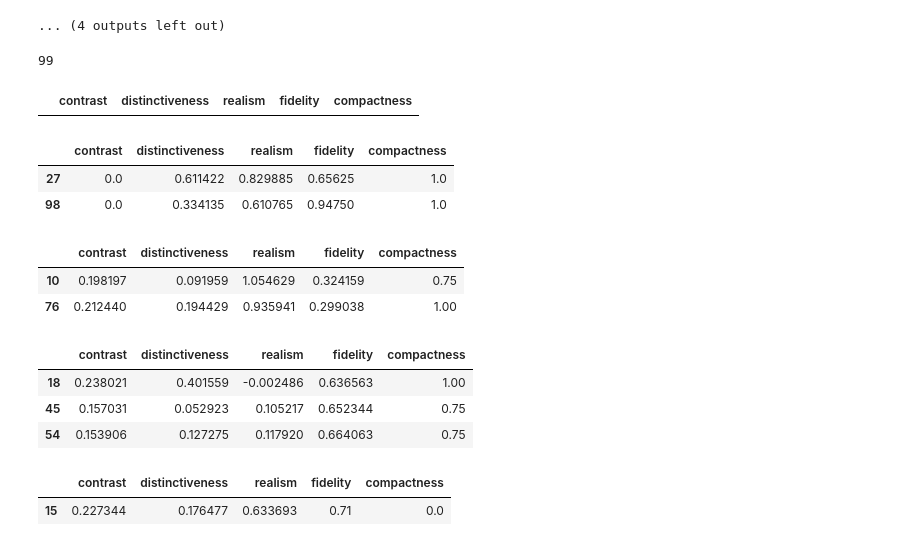
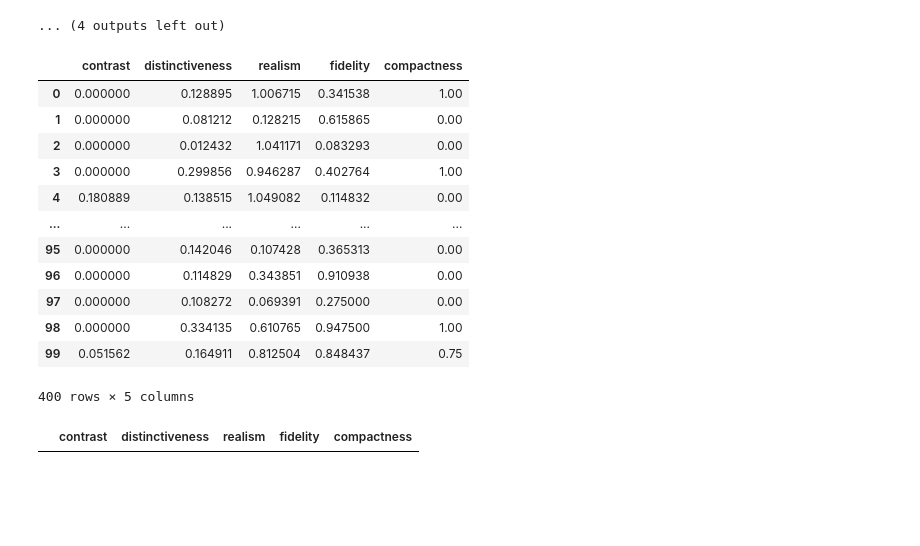
Before and after one commit to bkapteijns/thesis, a Jupyter notebook: code/feature-relevance/principle-metrics/plots.ipynb, the cells around one changed output. Cells and saved outputs as stored; diff of their text form; code cells hidden in the pictures; blank space fills up the shorter version.

```diff
--- a/code/feature-relevance/principle-metrics/plots.ipynb
+++ b/code/feature-relevance/principle-metrics/plots.ipynb
@@ -293,40 +293,24 @@ upper_fidelity = 0.62
 
 lower_realism = 0.4
 upper_realism = 0.6
-# %%
-np.sum(combined["contrast"] > 0.12)
-# %% [output]
-99
+# %%
+combined
+# %% [output]
+|  | contrast | distinctiveness | realism | fidelity | compactness |
+| 0 | 0.000000 | 0.128895 | 1.006715 | 0.341538 | 1.00 |
+| 1 | 0.000000 | 0.081212 | 0.128215 | 0.615865 | 0.00 |
+| 2 | 0.000000 | 0.012432 | 1.041171 | 0.083293 | 0.00 |
+| 3 | 0.000000 | 0.299856 | 0.946287 | 0.402764 | 1.00 |
+| 4 | 0.180889 | 0.138515 | 1.049082 | 0.114832 | 0.00 |
+| ... | ... | ... | ... | ... | ... |
+| 95 | 0.000000 | 0.142046 | 0.107428 | 0.365313 | 0.00 |
+| 96 | 0.000000 | 0.114829 | 0.343851 | 0.910938 | 0.00 |
+| 97 | 0.000000 | 0.108272 | 0.069391 | 0.275000 | 0.00 |
+| 98 | 0.000000 | 0.334135 | 0.610765 | 0.947500 | 1.00 |
+| 99 | 0.051562 | 0.164911 | 0.812504 | 0.848437 | 0.75 |
+400 rows × 5 columns
 # %%
 # Fitting all
 combined[(combined["compactness"] >= upper_compactness) & (combined["contrast"] >= upper_contrast) & (combined["fidelity"] >= upper_fidelity) & (combined["realism"] >= upper_realism)]
 # %% [output]
 |  | contrast | distinctiveness | realism | fidelity | compactness |
-# %%
-# No contrast
-combined[(combined["compactness"] >= upper_compactness) & (combined["contrast"] <= lower_contrast) & (combined["fidelity"] >= upper_fidelity) & (combined["realism"] >= upper_realism)]
-# %% [output]
-|  | contrast | distinctiveness | realism | fidelity | compactness |
-| 27 | 0.0 | 0.611422 | 0.829885 | 0.65625 | 1.0 |
-| 98 | 0.0 | 0.334135 | 0.610765 | 0.94750 | 1.0 |
-# %%
-# No fidelity
-combined[(combined["compactness"] >= upper_compactness) & (combined["contrast"] >= upper_contrast) & (combined["fidelity"] <= lower_fidelity) & (combined["realism"] >= upper_realism)]
-# %% [output]
-|  | contrast | distinctiveness | realism | fidelity | compactness |
-| 10 | 0.198197 | 0.091959 | 1.054629 | 0.324159 | 0.75 |
-| 76 | 0.212440 | 0.194429 | 0.935941 | 0.299038 | 1.00 |
-# %%
-# No realism
-combined[(combined["compactness"] >= upper_compactness) & (combined["contrast"] >= upper_contrast) & (combined["fidelity"] >= upper_fidelity) & (combined["realism"] <= lower_realism)]
-# %% [output]
-|  | contrast | distinctiveness | realism | fidelity | compactness |
-| 18 | 0.238021 | 0.401559 | -0.002486 | 0.636563 | 1.00 |
-| 45 | 0.157031 | 0.052923 | 0.105217 | 0.652344 | 0.75 |
-| 54 | 0.153906 | 0.127275 | 0.117920 | 0.664063 | 0.75 |
-# %%
-# No compactness
-combined[(combined["compactness"] <= lower_compactness) & (combined["contrast"] >= upper_contrast) & (combined["fidelity"] >= upper_fidelity) & (combined["realism"] >= upper_realism)]
-# %% [output]
-|  | contrast | distinctiveness | realism | fidelity | compactness |
-| 15 | 0.227344 | 0.176477 | 0.633693 | 0.71 | 0.0 |
```
Also changed, not shown: parts of 17 cells of this notebook, 52 other files.
